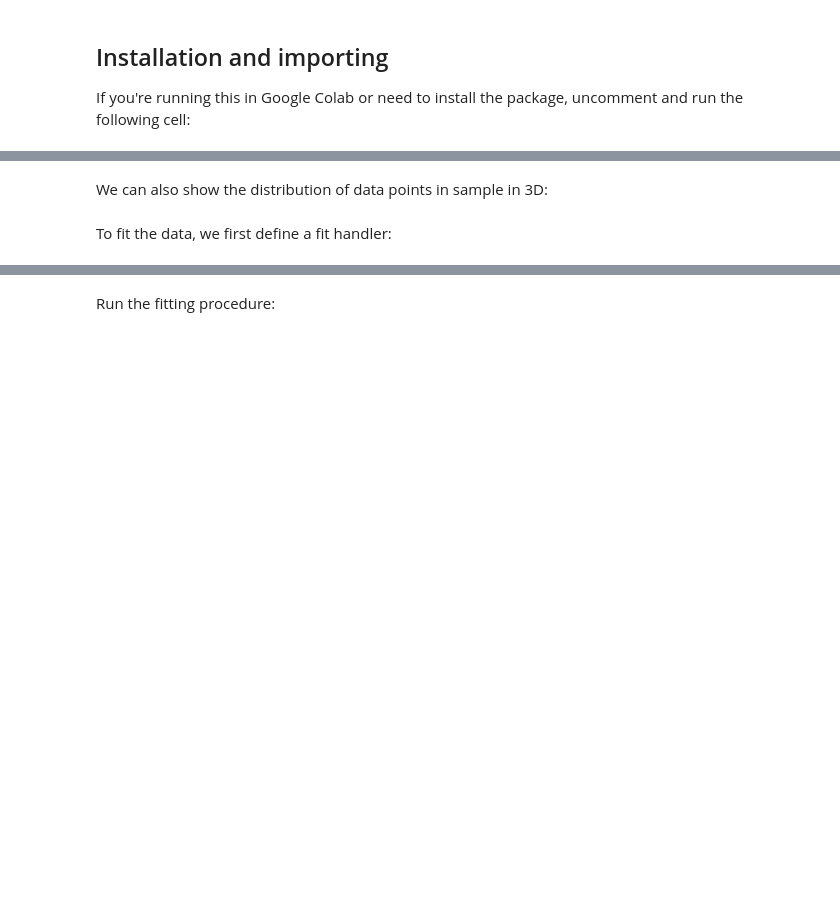
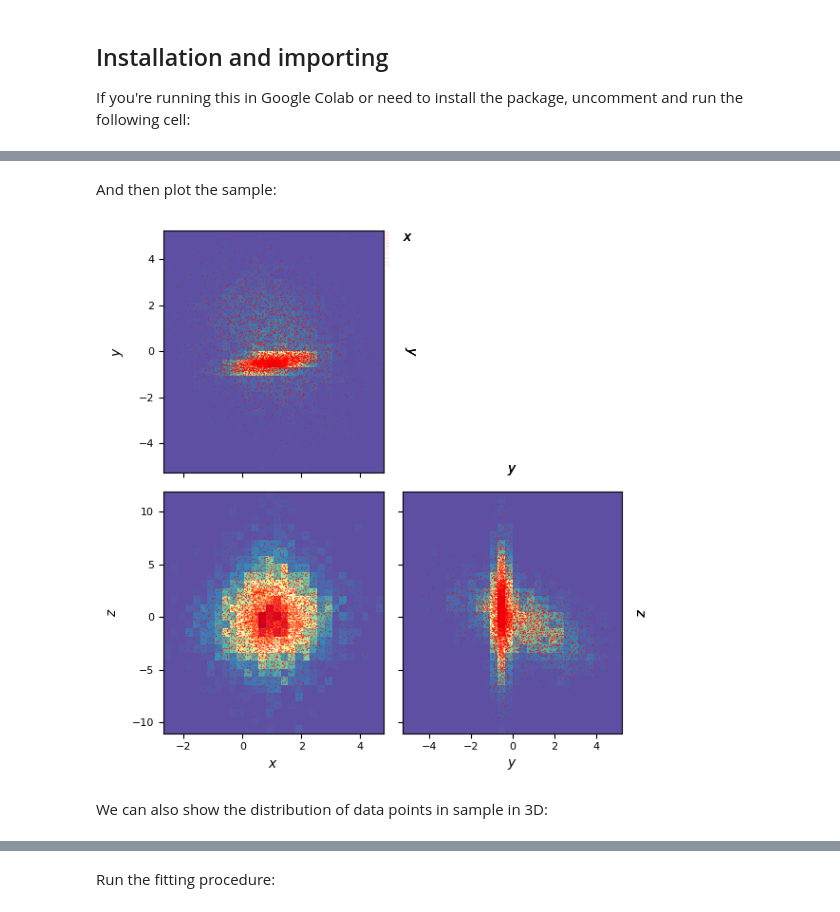
Before and after one commit to seap-udea/multimin, a Jupyter notebook: examples/multimin_quickstart.ipynb, the cells around one changed output, grey strips where cells are left out. Cells and saved outputs as stored; diff of their text form; code cells hidden in the pictures; blank space fills up the shorter version.

```diff
--- a/examples/multimin_quickstart.ipynb
+++ b/examples/multimin_quickstart.ipynb
@@ -61,17 +113,22 @@ Visualize the data:
+# %% [markdown]
+And then plot the sample:
 # %%
 properties=dict(
     x=dict(label=r"$x$",range=None),
     y=dict(label=r"$y$",range=None),
     z=dict(label=r"$z$",range=None),
 )
 
-G=mn.CornerPlot(properties,figsize=3)
+G=mn.DensityPlot(properties,figsize=3)
 hargs=dict(bins=30,cmap='Spectral_r')
+hist=G.plot_hist(data,**hargs)
 
-sargs=dict(s=1.2,edgecolor='None',color='r')
+sargs=dict(s=0.5,edgecolor='None',color='r')
 hist=G.scatter_plot(data,**sargs)
 
-plt.savefig('gallery/multimin_quickstart_1.png')
+plt.savefig('gallery/quickstart_data_density_scatter.png')
+# %% [output]
+[figure, added]
 # %% [markdown]
 We can also show the distribution of data points in sample in 3D:
 # %%
@@ -101,5 +158,3 @@ fig.update_layout(
 )
 
 fig.show()
-# %% [markdown]
-To fit the data, we first define a fit handler:
```
Also changed, not shown: parts of 57 cells of this notebook, 35 other files.
